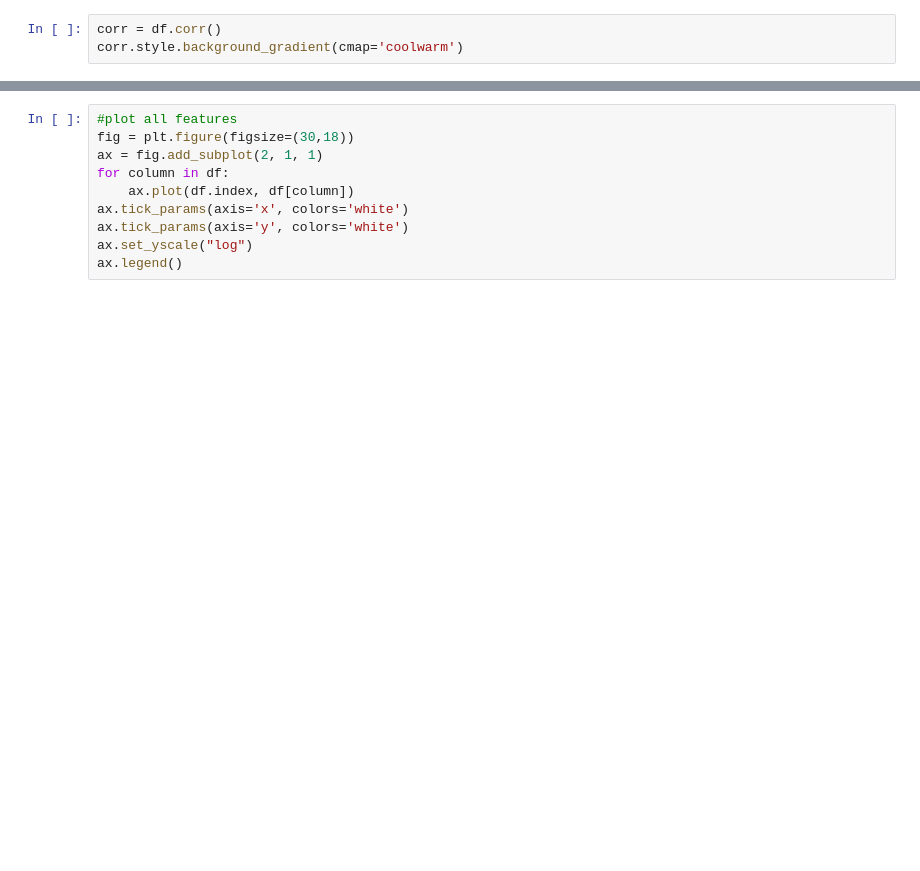
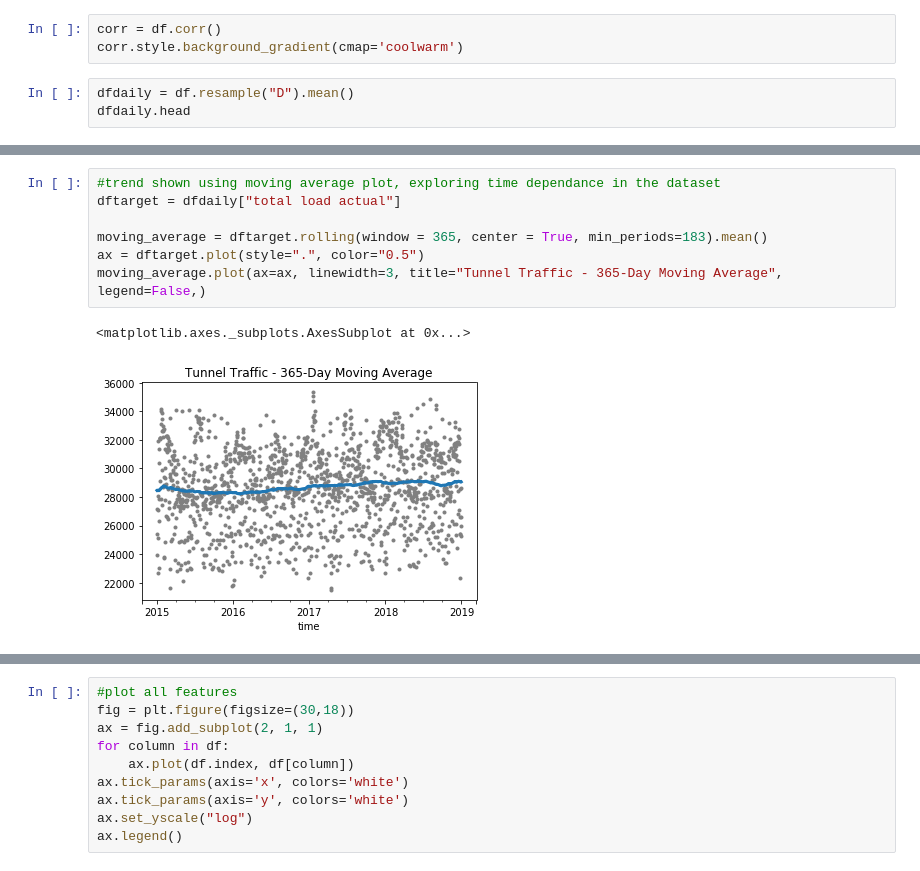
Before and after one commit to JulesJ1/Energy_Consumption_Forecasting, a Jupyter notebook: scripts/energy_dataset.ipynb, the cells around one changed output, grey strips where cells are left out. Cells and saved outputs as stored; diff of their text form; blank space fills up the shorter version.

```diff
--- a/scripts/energy_dataset.ipynb
+++ b/scripts/energy_dataset.ipynb
@@ -49,3 +141,6 @@ len(testx)
 # %%
 corr = df.corr()
 corr.style.background_gradient(cmap='coolwarm')
+# %%
+dfdaily = df.resample("D").mean()
+dfdaily.head
@@ -51,0 +231,10 @@ corr.style.background_gradient(cmap='coolwarm')
+# %%
+#trend shown using moving average plot, exploring time dependance in the dataset
+dftarget = dfdaily["total load actual"]
+
+moving_average = dftarget.rolling(window = 365, center = True, min_periods=183).mean()
+ax = dftarget.plot(style=".", color="0.5")
+moving_average.plot(ax=ax, linewidth=3, title="Tunnel Traffic - 365-Day Moving Average", legend=False,)
+# %% [output]
+<matplotlib.axes._subplots.AxesSubplot at 0x...>
+[figure, added]
```
Also changed, not shown: parts of 18 cells of this notebook, 2 other files.
